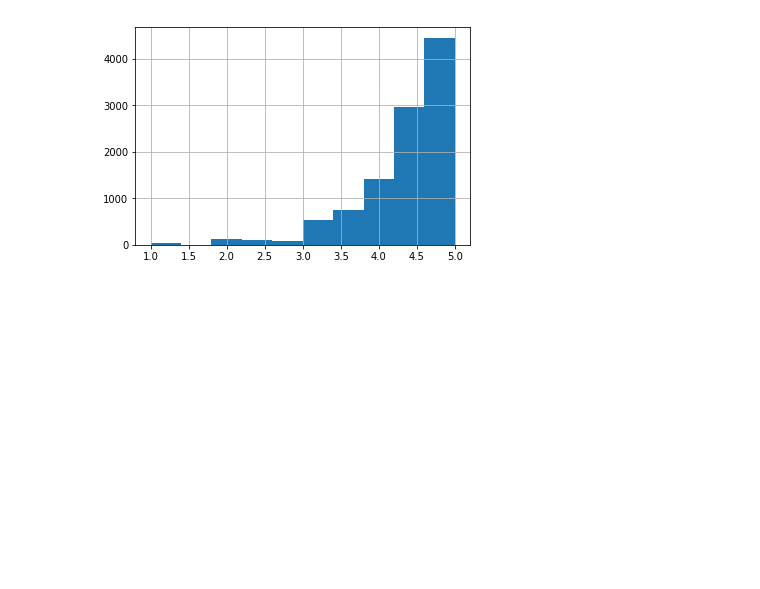
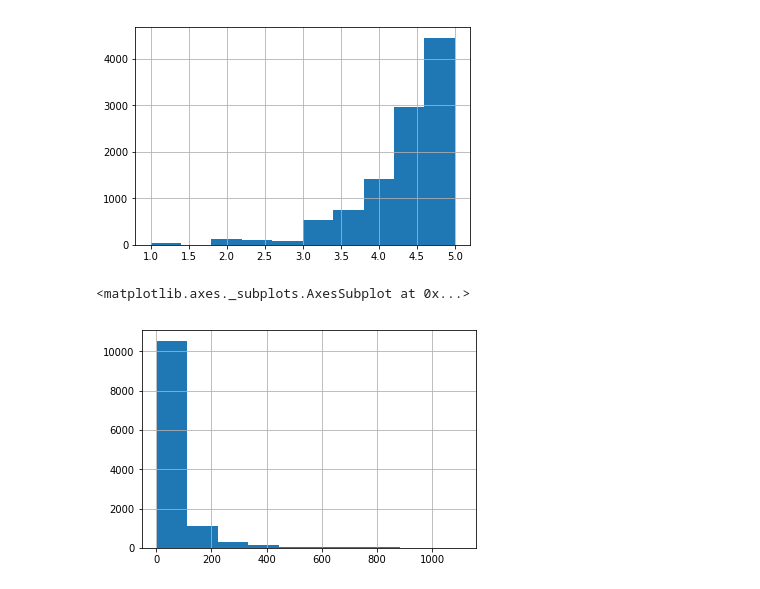
Before and after one commit to nkacoroski/dsc-1-01-08-your-first-data-science-codealong-seattle-ds-career-040119, a Jupyter notebook: index.ipynb, the cells around one changed output. Cells and saved outputs as stored; diff of their text form; code cells hidden in the pictures; blank space fills up the shorter version.

```diff
--- a/index.ipynb
+++ b/index.ipynb
@@ -391,4 +391,7 @@ df.play_star_rating.hist()
 <matplotlib.axes._subplots.AxesSubplot at 0x...>
 [figure]
 # %%
-df.list_price.his
+df.list_price.hist()
+# %% [output]
+<matplotlib.axes._subplots.AxesSubplot at 0x...>
+[figure, added]
```
